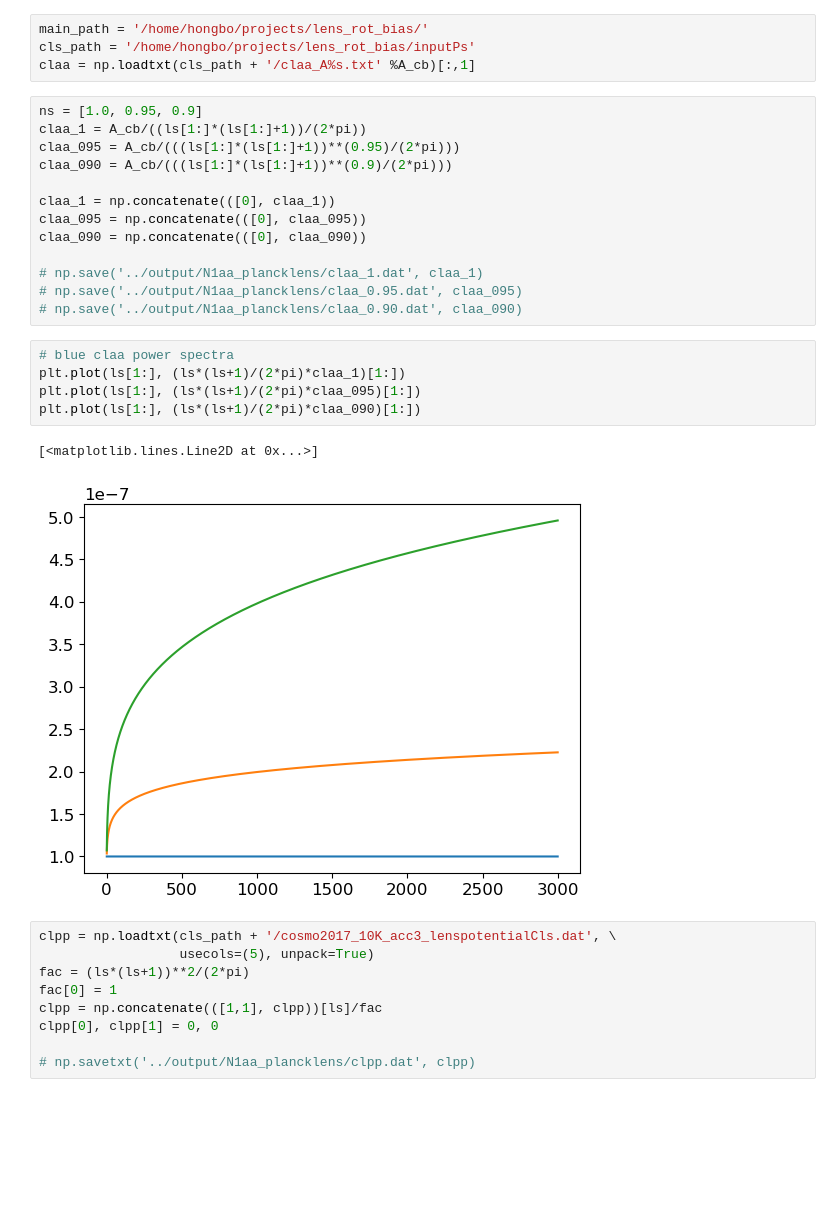
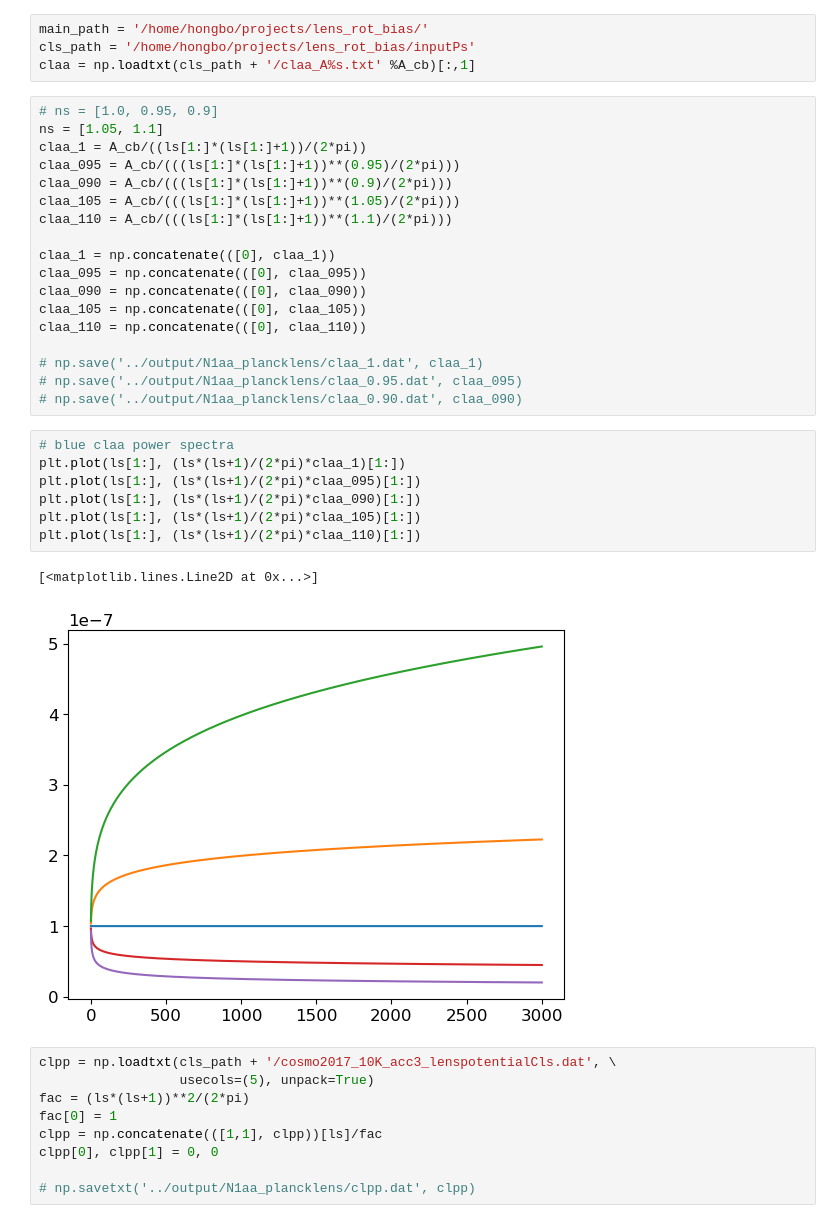
Before and after one commit to HongboCai/lens_rot_bias, a Jupyter notebook: N1aa_notebooks/N1aa_test.ipynb, the cells around one changed output. Drawn from its saved outputs; the diff is of its cells as text; blank space fills up the shorter version.

```diff
--- a/N1aa_notebooks/N1aa_test.ipynb
+++ b/N1aa_notebooks/N1aa_test.ipynb
@@ -49,14 +49,19 @@ main_path = '/home/hongbo/projects/lens_rot_bias/'
 cls_path = '/home/hongbo/projects/lens_rot_bias/inputPs'
 claa = np.loadtxt(cls_path + '/claa_A%s.txt' %A_cb)[:,1]
 # %%
-ns = [1.0, 0.95, 0.9]
+# ns = [1.0, 0.95, 0.9]
+ns = [1.05, 1.1]
 claa_1 = A_cb/((ls[1:]*(ls[1:]+1))/(2*pi))
 claa_095 = A_cb/(((ls[1:]*(ls[1:]+1))**(0.95)/(2*pi)))
 claa_090 = A_cb/(((ls[1:]*(ls[1:]+1))**(0.9)/(2*pi)))
+claa_105 = A_cb/(((ls[1:]*(ls[1:]+1))**(1.05)/(2*pi)))
+claa_110 = A_cb/(((ls[1:]*(ls[1:]+1))**(1.1)/(2*pi)))
 
 claa_1 = np.concatenate(([0], claa_1))
 claa_095 = np.concatenate(([0], claa_095))
 claa_090 = np.concatenate(([0], claa_090))
+claa_105 = np.concatenate(([0], claa_105))
+claa_110 = np.concatenate(([0], claa_110))
 
 # np.save('../output/N1aa_plancklens/claa_1.dat', claa_1)
 # np.save('../output/N1aa_plancklens/claa_0.95.dat', claa_095)
@@ -64,11 +69,13 @@ claa_090 = np.concatenate(([0], claa_090))
 # %%
 # blue claa power spectra
 plt.plot(ls[1:], (ls*(ls+1)/(2*pi)*claa_1)[1:])
 plt.plot(ls[1:], (ls*(ls+1)/(2*pi)*claa_095)[1:])
 plt.plot(ls[1:], (ls*(ls+1)/(2*pi)*claa_090)[1:])
+plt.plot(ls[1:], (ls*(ls+1)/(2*pi)*claa_105)[1:])
+plt.plot(ls[1:], (ls*(ls+1)/(2*pi)*claa_110)[1:])
 # %% [output]
 [<matplotlib.lines.Line2D at 0x...>]
-[figure, old version]
+[figure, new version]
 # %%
 clpp = np.loadtxt(cls_path + '/cosmo2017_10K_acc3_lenspotentialCls.dat', \
                   usecols=(5), unpack=True)
```
Also changed, not shown: parts of 7 cells of this notebook, 10 other files.
